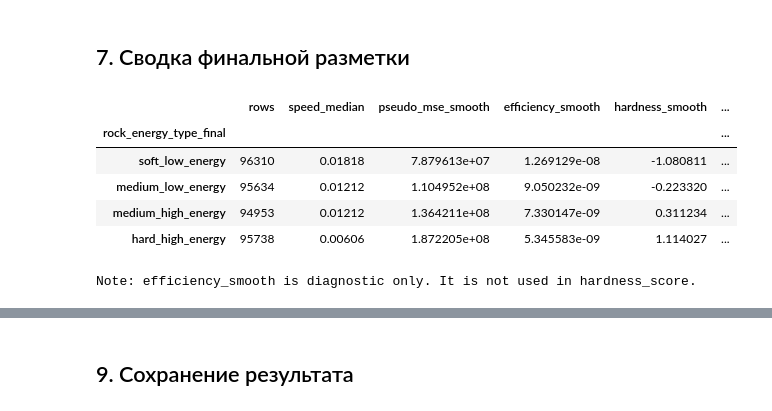
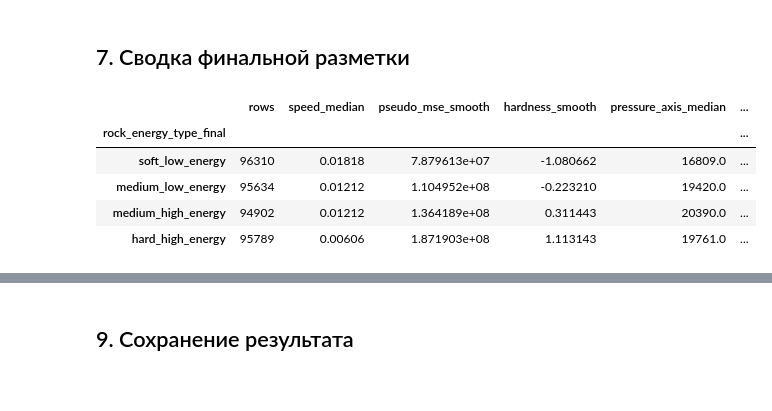
Before and after one commit to qa1roO/OptimalDrilling, a Jupyter notebook: notebooks/rock_energy_segment.ipynb, the cells around one changed output, grey strips where cells are left out. Drawn from its saved outputs; the diff is of its cells as text; code cells hidden in the pictures.

```diff
--- a/notebooks/rock_energy_segment.ipynb
+++ b/notebooks/rock_energy_segment.ipynb
@@ -224,0 +178,20 @@ hardness_score_smooth = zscore(log1p(pseudo_mse_roll_median_60))
+# %%
+def zscore(s):
+    std = s.std()
+    if not np.isfinite(std) or std < EPS:
+        return pd.Series(np.zeros(len(s)), index=s.index)
+    return (s - s.mean()) / (std + EPS)
+
+# Основной непрерывный признак энергоёмкости.
+# Он основан только на сглаженном log-pseudo-MSE по окну 60.
+df["hardness_score_smooth"] = zscore(df["log_pseudo_mse_roll_median_60"])
+
+HARDNESS_FEATURES = ["hardness_score_smooth"]
+
+print("Hardness features:")
+print(HARDNESS_FEATURES)
+
+display(df[HARDNESS_FEATURES + [
+    "log_pseudo_mse",
+    "log_pseudo_mse_roll_median_60",
+]].describe(percentiles=[.01, .05, .5, .95, .99]))
@@ -237,7 +224,6 @@ SEGMENT_SIZE = 60
 segment_df = df.dropna(subset=[
     "hardness_score_smooth",
     "pseudo_mse_roll_median_60",
-    "drilling_efficiency_roll_median_60",
     "speed",
 ]).copy()
 
@@ -254,7 +240,6 @@ segments = (
         rows=("speed", "size"),
         hardness_segment=("hardness_score_smooth", "median"),
         pseudo_mse_segment=("pseudo_mse_roll_median_60", "median"),
-        efficiency_segment=("drilling_efficiency_roll_median_60", "median"),
         speed_segment=("speed", "median"),
     )
     .reset_index()
@@ -281,7 +266,6 @@ display(
         rows=("rows", "sum"),
         hardness_segment=("hardness_segment", "median"),
         pseudo_mse_segment=("pseudo_mse_segment", "median"),
-        efficiency_segment=("efficiency_segment", "median"),
         speed_segment=("speed_segment", "median"),
     )
     .sort_values("hardness_segment")
@@ -344,27 +327,24 @@ display(df_out[[
 # %%
 summary_final = (
     df_out
     .groupby("rock_energy_type_final")
     .agg(
         rows=("speed", "size"),
         speed_median=("speed", "median"),
         pseudo_mse_smooth=("pseudo_mse_roll_median_60", "median"),
-        efficiency_smooth=("drilling_efficiency_roll_median_60", "median"),
         hardness_smooth=("hardness_score_smooth", "median"),
         pressure_axis_median=("pressure_axis", "median"),
         pressure_rotation_median=("pressure_rotation", "median"),
         rotation_median=("rotation", "median"),
     )
     .sort_values("hardness_smooth")
 )
 
 display(summary_final)
-print("Note: efficiency_smooth is diagnostic only. It is not used in hardness_score.")
 # %% [output]
-|  | rows | speed_median | pseudo_mse_smooth | efficiency_smooth | hardness_smooth | ... |
+|  | rows | speed_median | pseudo_mse_smooth | hardness_smooth | pressure_axis_median | ... |
 | rock_energy_type_final |  |  |  |  |  | ... |
-| soft_low_energy | 96310 | 0.01818 | 7.879613e+07 | 1.269129e-08 | -1.080811 | ... |
-| medium_low_energy | 95634 | 0.01212 | 1.104952e+08 | 9.050232e-09 | -0.223320 | ... |
-| medium_high_energy | 94953 | 0.01212 | 1.364211e+08 | 7.330147e-09 | 0.311234 | ... |
-| hard_high_energy | 95738 | 0.00606 | 1.872205e+08 | 5.345583e-09 | 1.114027 | ... |
+| soft_low_energy | 96310 | 0.01818 | 7.879613e+07 | -1.080662 | 16809.0 | ... |
+| medium_low_energy | 95634 | 0.01212 | 1.104952e+08 | -0.223210 | 19420.0 | ... |
+| medium_high_energy | 94902 | 0.01212 | 1.364189e+08 | 0.311443 | 20390.0 | ... |
+| hard_high_energy | 95789 | 0.00606 | 1.871903e+08 | 1.113143 | 19761.0 | ... |
-Note: efficiency_smooth is diagnostic only. It is not used in hardness_score.
```
Also changed, not shown: parts of 12 cells of this notebook, 27 other files.
